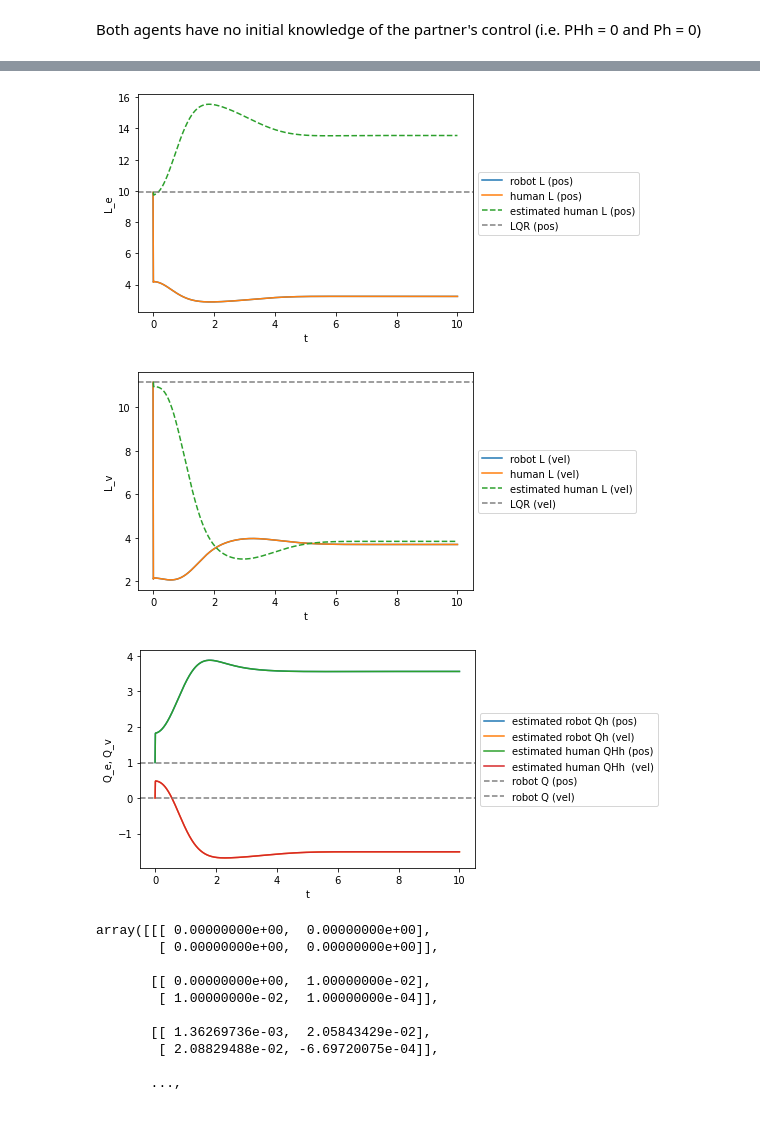
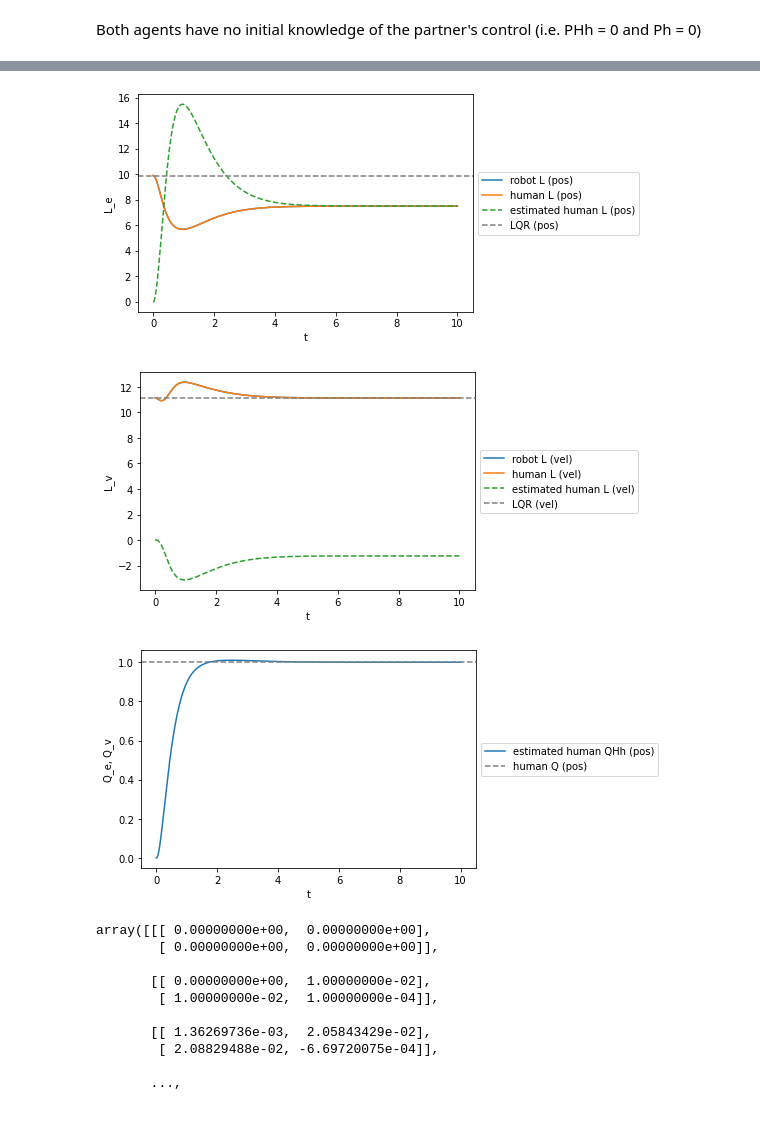
Before and after one commit to hachouuw/546-22Wi-OPT-AC, a Jupyter notebook: Paper_simulations.ipynb, the cells around one changed output, grey strips where cells are left out. Drawn from its saved outputs; the diff is of its cells as text; code cells hidden in the pictures.

```diff
--- a/Paper_simulations.ipynb
+++ b/Paper_simulations.ipynb
@@ -274,6 +274,8 @@ t = 0
 T = 10 #total time (s)
 dt = 1e-2
 t_ = np.linspace(0,T,int(T/dt))
+I = 6 #kg, inertia
+D = -0.2 #N/m damping
 A = np.identity(2) + dt * np.array([[0, 1],[0,-(1/I)*D]])
 B = dt * np.array([[0],[1/I]])
 R = dt * np.array([[1]]) # running control cost
@@ -391,3 +348,0 @@ array([[[110.57417584,  60.56037093],
-# %%
-t = 1
-P[t-1] + dt * a * np.outer( (se[t-1]-s[t-1]), s[t-1] )
@@ -408,7 +360,9 @@ for t in range(1,int(T/dt)):
 
     # (2) estimate control of human
     # update PHh, and estimated human control gain L and u = -Ls
-    PHh[t] = PHh[t-1] + dt * a * np.outer( (se[t-1]-s[t-1]), s[t-1] )
+    PHh[t] = PHh[t-1] + dt * a * (np.outer( (se[t-1]-s[t-1]), s[t-1] ))
+    # PHh[t] = PHh[t-1] + dt * a * (1+R+B.T@PHh[t]@B) * (np.outer( (se[t-1]-s[t-1]), s[t-1] )@ la.inv(AHh))
+
     LHh[t] = (la.inv(R+B.T@PHh[t]@B))@(B.T@PHh[t]@AH)
     uHh[t] = np.dot(-LHh[t],s[t])
 
@@ -429,7 +383,9 @@ for t in range(1,int(T/dt)):
 
     # (2) estimate control of robot
     # update PHh, and estimated robot control gain L and u = -Ls
-    Ph[t] = Ph[t-1] + dt * aH * np.outer( (sHe[t-1]-s[t-1]), s[t-1] )
+    Ph[t] = Ph[t-1] + dt * aH * (np.outer( (sHe[t-1]-s[t-1]), s[t-1] ))
+    # Ph[t] = Ph[t-1] + dt * aH * (1+R+B.T@Ph[t]@B)* (np.outer( (sHe[t-1]-s[t-1]), s[t-1] )@ la.inv(Arh) )
+
     Lh[t] = (la.inv(R+B.T@Ph[t]@B))@(B.T@Ph[t]@AH)
     uh[t] = np.dot(-Lh[t],s[t])
 
@@ -494,7 +450,7 @@ plt.show()
 # %%
 plt.plot(t_,L[:,:,0], label= 'robot L (pos)')
 plt.plot(t_,LH[:,:,0], label= 'human L (pos)')
-plt.plot(t_,LHh[:,:,0],'--', label= 'estimated human L (pos)')
+plt.plot(t_,LHh[:,:,0]*L[:,:,0][-1]/LHh[:,:,0][-1],'--', label= 'estimated human L (pos)')
 plt.axhline(y=K[0,0], color='grey', linestyle='--', label= 'LQR (pos)')
 plt.ylabel('L_e')
 plt.xlabel('t')
@@ -510,23 +466,23 @@ plt.xlabel('t')
 plt.legend(loc='center left', bbox_to_anchor=(1, 0.5))
 plt.show()
 # %% [output]
-[figure, old version]
+[figure, new version]
-[figure, old version]
+[figure, new version]
 # %%
-plt.plot(t_,Qh[:,0,0],  label= 'estimated robot Qh (pos)')
-plt.plot(t_,Qh[:,1,1], label= 'estimated robot Qh (vel)')
-plt.plot(t_,QHh[:,0,0],  label= 'estimated human QHh (pos)')
-plt.plot(t_,QHh[:,1,1], label= 'estimated human QHh  (vel)')
-plt.axhline(y=Q[0,0], color='grey', linestyle='--', label= 'robot Q (pos)')
-plt.axhline(y=Q[1,1], color='grey', linestyle='--', label= 'robot Q (vel)')
+# plt.plot(t_,Qh[:,0,0],  label= 'estimated robot Qh (pos)')
+# plt.plot(t_,Qh[:,1,1], label= 'estimated robot Qh (vel)')
+plt.plot(t_,QHh[:,0,0]*Q[0,0]/QHh[:,0,0][-1],  label= 'estimated human QHh (pos)')
+# plt.plot(t_,QHh[:,1,1], label= 'estimated human QHh  (vel)')
+plt.axhline(y=Q[0,0], color='grey', linestyle='--', label= 'human Q (pos)')
+# plt.axhline(y=Q[1,1], color='grey', linestyle='--', label= 'robot Q (vel)')
 
 # plt.axhline(y=QH[0,0], color='grey', linestyle='--', label= 'human Q (pos)')
 plt.ylabel('Q_e, Q_v')
 plt.xlabel('t')
 plt.legend(loc='center left', bbox_to_anchor=(1, 0.5))
 plt.show()
 # %% [output]
-[figure, old version]
+[figure, new version]
 # %%
 Qh[:]
 # %% [output]
```
Also changed, not shown: parts of 5 cells of this notebook.
